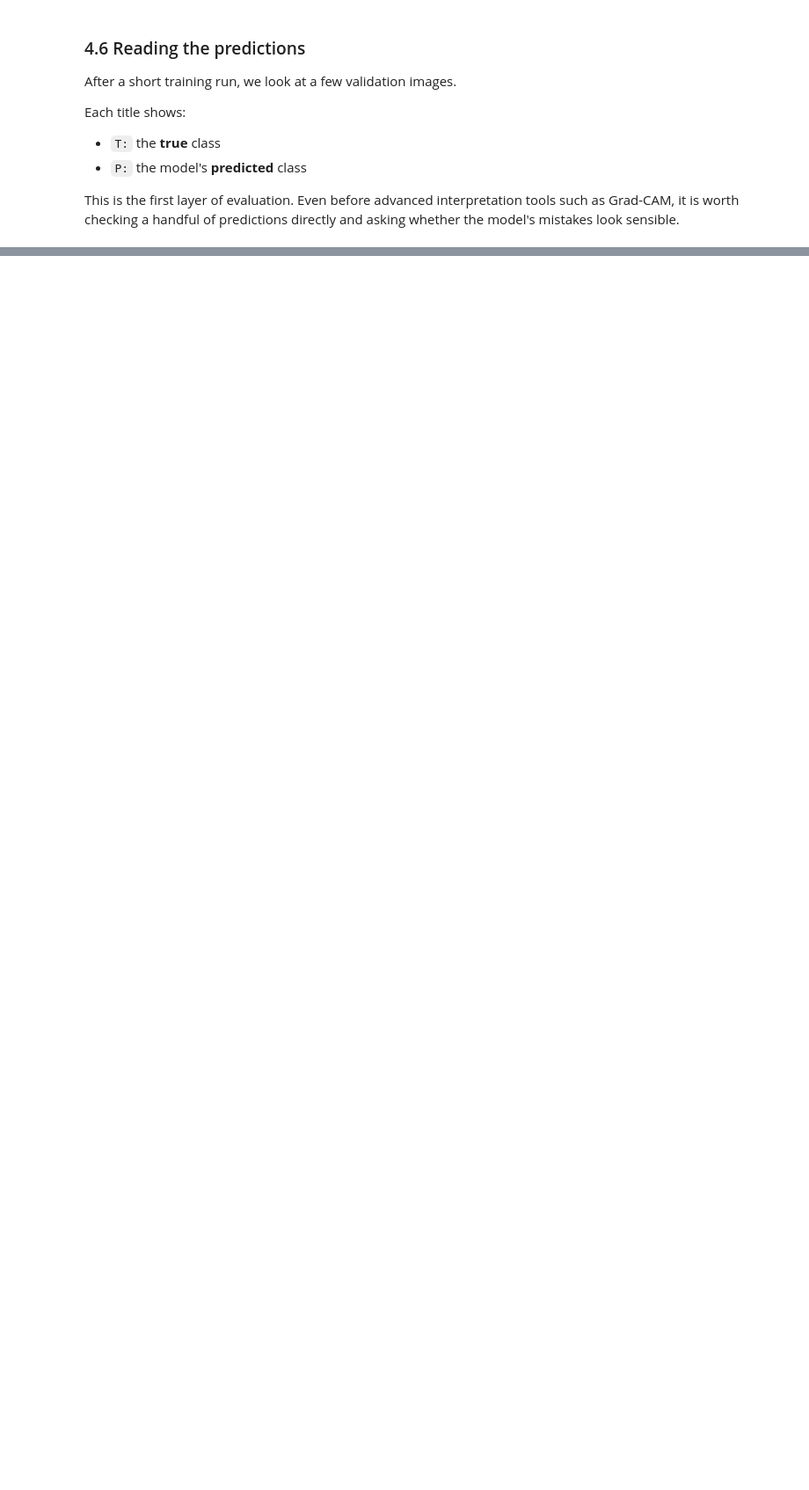
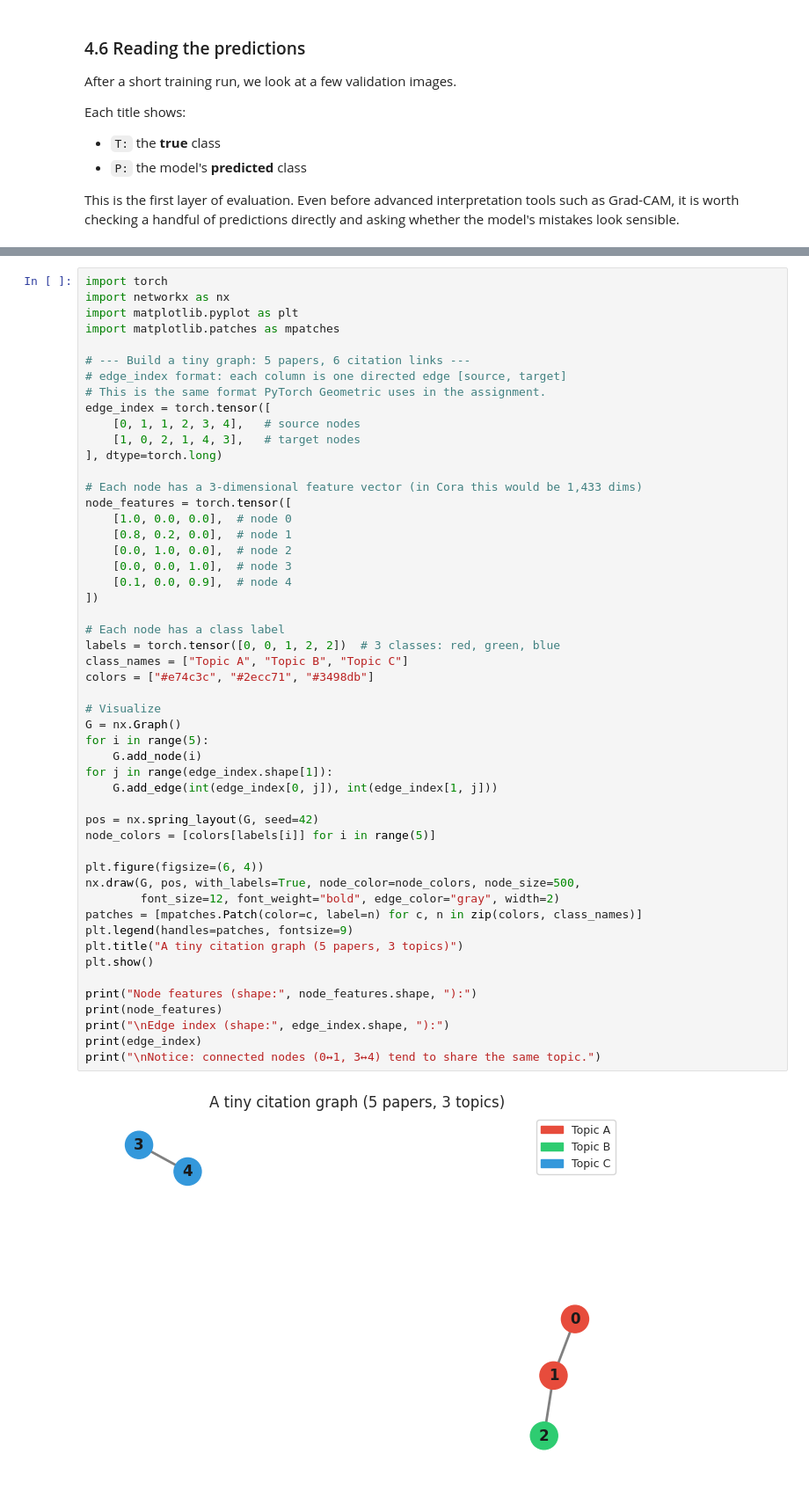
Before and after one commit to arhsis/UM-CISC7107-assignment2, a Jupyter notebook: UM-CISC7107-assignment2-tutorial.ipynb, the cells around one changed output, grey strips where cells are left out. Shown at 88% size. Drawn from its saved outputs; the diff is of its cells as text; blank space fills up the shorter version.

```diff
--- a/UM-CISC7107-assignment2-tutorial.ipynb
+++ b/UM-CISC7107-assignment2-tutorial.ipynb
@@ -780,0 +823,53 @@ plt.show()
+# %%
+import torch
+import networkx as nx
+import matplotlib.pyplot as plt
+import matplotlib.patches as mpatches
+
+# --- Build a tiny graph: 5 papers, 6 citation links ---
+# edge_index format: each column is one directed edge [source, target]
+# This is the same format PyTorch Geometric uses in the assignment.
+edge_index = torch.tensor([
+    [0, 1, 1, 2, 3, 4],   # source nodes
+    [1, 0, 2, 1, 4, 3],   # target nodes
+], dtype=torch.long)
+
+# Each node has a 3-dimensional feature vector (in Cora this would be 1,433 dims)
+node_features = torch.tensor([
+    [1.0, 0.0, 0.0],  # node 0
+    [0.8, 0.2, 0.0],  # node 1
+    [0.0, 1.0, 0.0],  # node 2
+    [0.0, 0.0, 1.0],  # node 3
+    [0.1, 0.0, 0.9],  # node 4
+])
+
+# Each node has a class label
+labels = torch.tensor([0, 0, 1, 2, 2])  # 3 classes: red, green, blue
+class_names = ["Topic A", "Topic B", "Topic C"]
+colors = ["#e74c3c", "#2ecc71", "#3498db"]
+
+# Visualize
+G = nx.Graph()
+for i in range(5):
+    G.add_node(i)
+for j in range(edge_index.shape[1]):
+    G.add_edge(int(edge_index[0, j]), int(edge_index[1, j]))
+
+pos = nx.spring_layout(G, seed=42)
+node_colors = [colors[labels[i]] for i in range(5)]
+
+plt.figure(figsize=(6, 4))
+nx.draw(G, pos, with_labels=True, node_color=node_colors, node_size=500,
+        font_size=12, font_weight="bold", edge_color="gray", width=2)
+patches = [mpatches.Patch(color=c, label=n) for c, n in zip(colors, class_names)]
+plt.legend(handles=patches, fontsize=9)
+plt.title("A tiny citation graph (5 papers, 3 topics)")
+plt.show()
+
+print("Node features (shape:", node_features.shape, "):")
+print(node_features)
+print("\nEdge index (shape:", edge_index.shape, "):")
+print(edge_index)
+print("\nNotice: connected nodes (0↔1, 3↔4) tend to share the same topic.")
+# %% [output]
+[figure, added]
```
Also changed, not shown: parts of 16 cells of this notebook, 2 other files.
